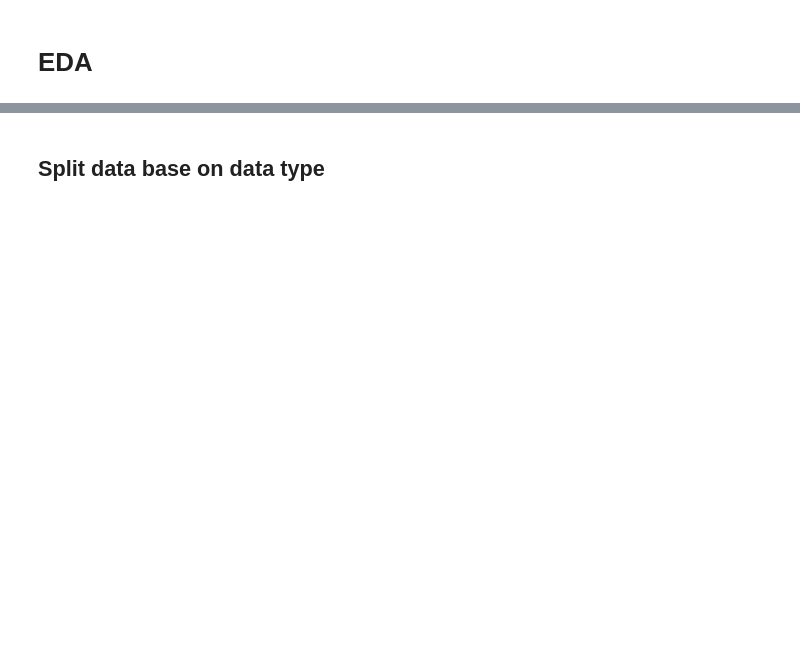
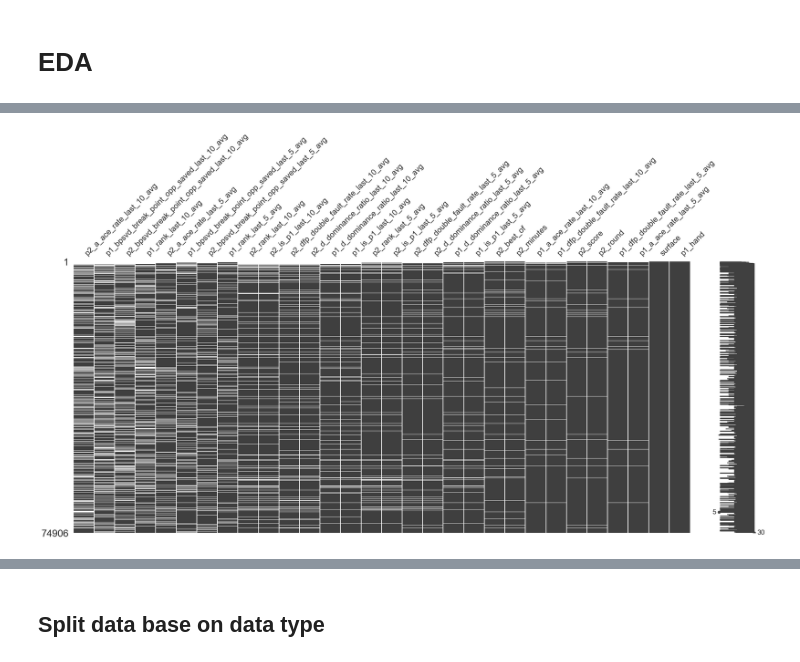
Before and after one commit to DanielSzakacs/PR2_DE_Tennis_Players, a Jupyter notebook: notebooks/03_EDA.ipynb, the cells around one changed output, grey strips where cells are left out. Cells and saved outputs as stored; diff of their text form; code cells hidden in the pictures; blank space fills up the shorter version.

```diff
--- a/notebooks/03_EDA.ipynb
+++ b/notebooks/03_EDA.ipynb
@@ -70,0 +112,4 @@ Column 'p2_rank_last_10_avg' has 9616 missing values
+# %%
+plot_utils.plot_missing_values_matrix(df)
+# %% [output]
+[figure, added]
```
Also changed, not shown: parts of 22 cells of this notebook, 2 other files.
